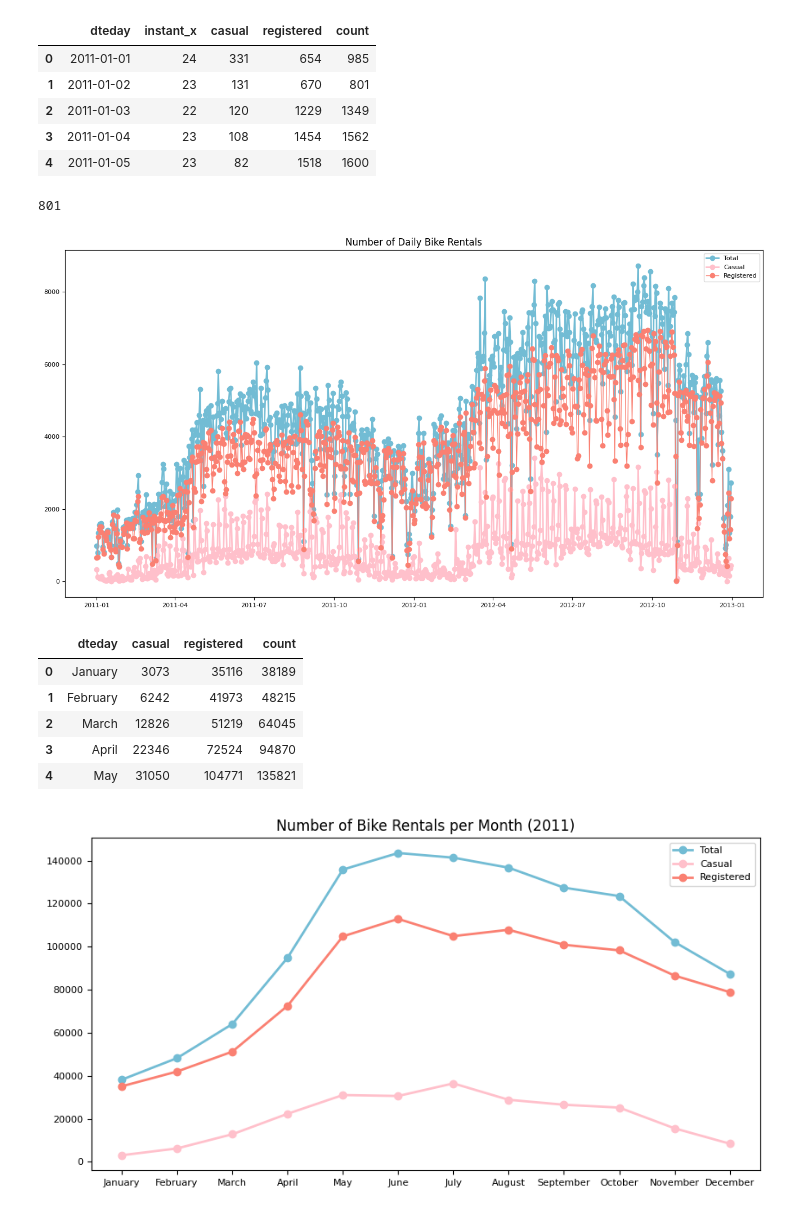
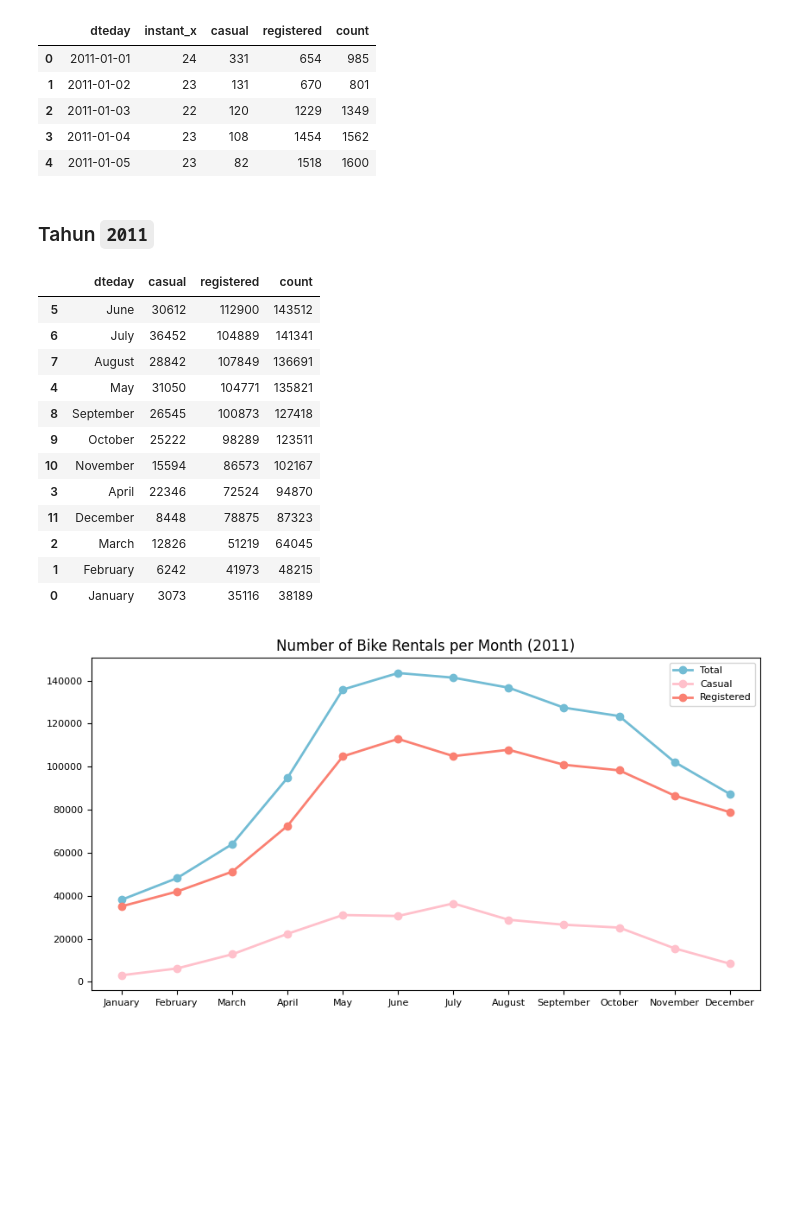
Before and after one commit to huseinsalman23476/submission-analisis-data, a Jupyter notebook: notebook.ipynb, the cells around one changed output. Saved outputs shown, nothing was run; the diff lists cells and outputs as text; code cells hidden in the pictures; blank space fills up the shorter version.

```diff
--- a/notebook.ipynb
+++ b/notebook.ipynb
@@ -1087,43 +1102,6 @@ daily_bike_rentals_df.head()
 | 2 | 2011-01-03 | 22 | 120 | 1229 | 1349 |
 | 3 | 2011-01-04 | 23 | 108 | 1454 | 1562 |
 | 4 | 2011-01-05 | 23 | 82 | 1518 | 1600 |
-# %%
-daily_bike_rentals_df["count"][1]
-# %% [output]
-801
-# %%
-plt.figure(figsize=(16, 8))
-plt.plot(
-    daily_bike_rentals_df["dteday"],
-    daily_bike_rentals_df["count"],
-    marker='o',
-    linewidth=2,
-    color="#72BCD4",
-    label="Total"
-)
-plt.plot(
-    daily_bike_rentals_df["dteday"],
-    daily_bike_rentals_df["casual"],
-    marker='o',
-    linewidth=2,
-    color="pink",
-    label="Casual"
-)
-plt.plot(
-    daily_bike_rentals_df["dteday"],
-    daily_bike_rentals_df["registered"],
-    marker='o',
-    linewidth=1,
-    color="salmon",
-    label="Registered"
-)
-plt.title("Number of Daily Bike Rentals", loc="center", fontsize=12)
-plt.xticks(fontsize=8)
-plt.yticks(fontsize=8)
-plt.legend(fontsize=8)
-plt.show()
-# %% [output]
-[figure, removed]
 # %%
 monthly_bike_rentals_df = all_df.groupby(by="dteday").agg({
     "instant_x": "nunique",
@@ -1164,15 +1142,24 @@ monthly_bike_rentals_2012_df.rename(columns={
     "registered_x" : "registered",
     "cnt_x": "count"
 }, inplace=True)
-# %%
-monthly_bike_rentals_2011_df.head()
-# %% [output]
-|  | dteday | casual | registered | count |
-| 0 | January | 3073 | 35116 | 38189 |
-| 1 | February | 6242 | 41973 | 48215 |
-| 2 | March | 12826 | 51219 | 64045 |
-| 3 | April | 22346 | 72524 | 94870 |
-| 4 | May | 31050 | 104771 | 135821 |
+# %% [markdown]
+### Tahun `2011`
+# %%
+monthly_bike_rentals_2011_df.sort_values(by="count", ascending=False)
+# %% [output]
+|  | dteday | casual | registered | count |
+| 5 | June | 30612 | 112900 | 143512 |
+| 6 | July | 36452 | 104889 | 141341 |
+| 7 | August | 28842 | 107849 | 136691 |
+| 4 | May | 31050 | 104771 | 135821 |
+| 8 | September | 26545 | 100873 | 127418 |
+| 9 | October | 25222 | 98289 | 123511 |
+| 10 | November | 15594 | 86573 | 102167 |
+| 3 | April | 22346 | 72524 | 94870 |
+| 11 | December | 8448 | 78875 | 87323 |
+| 2 | March | 12826 | 51219 | 64045 |
+| 1 | February | 6242 | 41973 | 48215 |
+| 0 | January | 3073 | 35116 | 38189 |
 # %%
 plt.figure(figsize=(10, 5))
 plt.plot(
```
Also changed, not shown: parts of 41 cells of this notebook.
